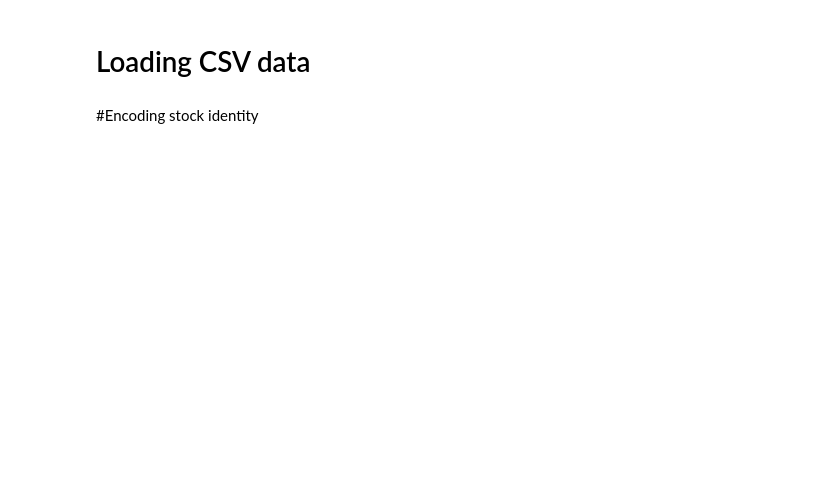
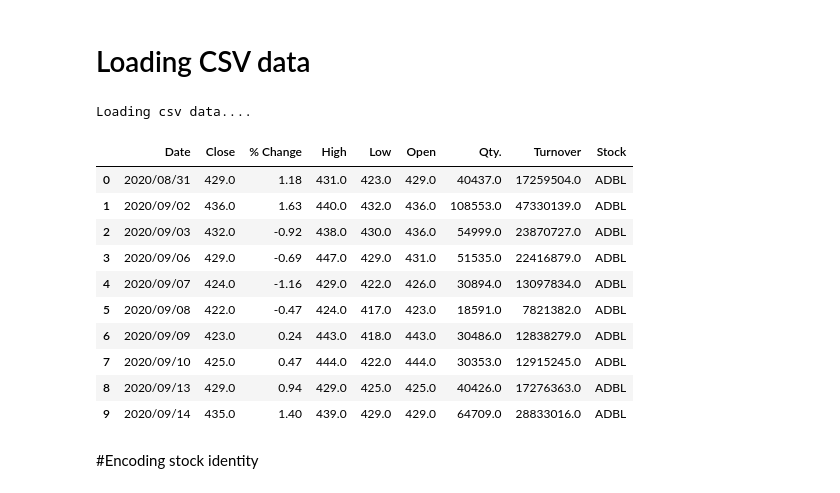
Before and after one commit to jibanchaudhary/Trading_bot, a Jupyter notebook: train.ipynb, the cells around one changed output. Drawn from its saved outputs; the diff is of its cells as text; code cells hidden in the pictures; blank space fills up the shorter version.

```diff
--- a/train.ipynb
+++ b/train.ipynb
@@ -17,14 +17,27 @@ import seaborn as sns
 # %%
 time_steps = 60
 # %%
-csv_path = "/Users/jibanchaudhary/Documents/Projects/trading_project/merged_data.csv"
+csv_path = "/Users/jibanchaudhary/Documents/Projects/trading_bot/merged_data.csv"
 
 print("Loading csv data....")
 
 df = pd.read_csv(csv_path)
 df.sort_values(['Stock','Date'], inplace=True)
 df.reset_index(drop=True, inplace=True)
 df[:10]
+# %% [output]
+Loading csv data....
+|  | Date | Close | % Change | High | Low | Open | Qty. | Turnover | Stock |
+| 0 | 2020/08/31 | 429.0 | 1.18 | 431.0 | 423.0 | 429.0 | 40437.0 | 17259504.0 | ADBL |
+| 1 | 2020/09/02 | 436.0 | 1.63 | 440.0 | 432.0 | 436.0 | 108553.0 | 47330139.0 | ADBL |
+| 2 | 2020/09/03 | 432.0 | -0.92 | 438.0 | 430.0 | 436.0 | 54999.0 | 23870727.0 | ADBL |
+| 3 | 2020/09/06 | 429.0 | -0.69 | 447.0 | 429.0 | 431.0 | 51535.0 | 22416879.0 | ADBL |
+| 4 | 2020/09/07 | 424.0 | -1.16 | 429.0 | 422.0 | 426.0 | 30894.0 | 13097834.0 | ADBL |
+| 5 | 2020/09/08 | 422.0 | -0.47 | 424.0 | 417.0 | 423.0 | 18591.0 | 7821382.0 | ADBL |
+| 6 | 2020/09/09 | 423.0 | 0.24 | 443.0 | 418.0 | 443.0 | 30486.0 | 12838279.0 | ADBL |
+| 7 | 2020/09/10 | 425.0 | 0.47 | 444.0 | 422.0 | 444.0 | 30353.0 | 12915245.0 | ADBL |
+| 8 | 2020/09/13 | 429.0 | 0.94 | 429.0 | 425.0 | 425.0 | 40426.0 | 17276363.0 | ADBL |
+| 9 | 2020/09/14 | 435.0 | 1.40 | 439.0 | 429.0 | 429.0 | 64709.0 | 28833016.0 | ADBL |
 # %% [markdown]
 #Encoding stock identity
 # %%
```
Also changed, not shown: parts of 4 cells of this notebook.
